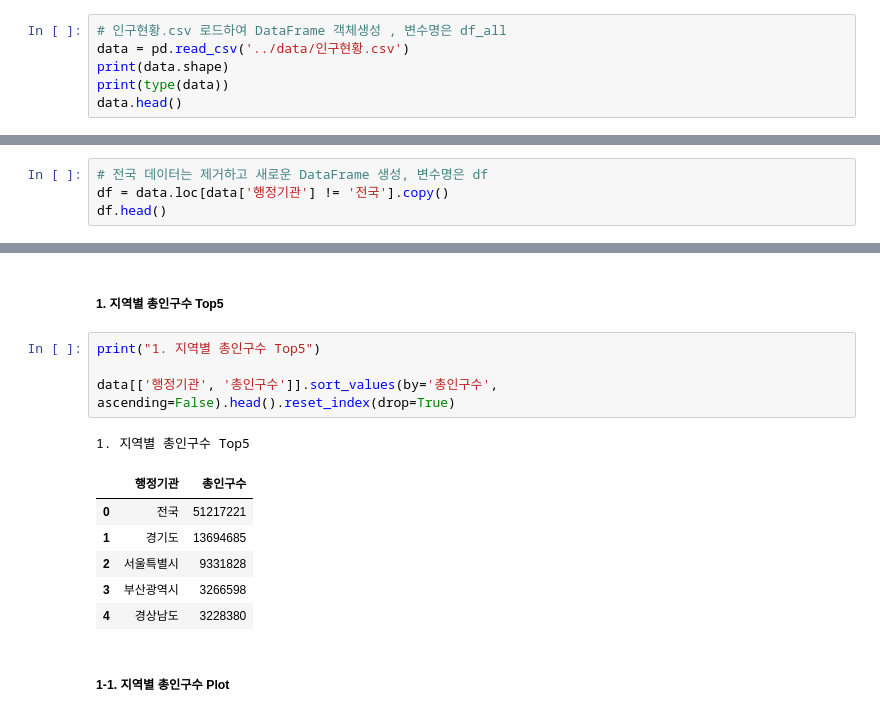
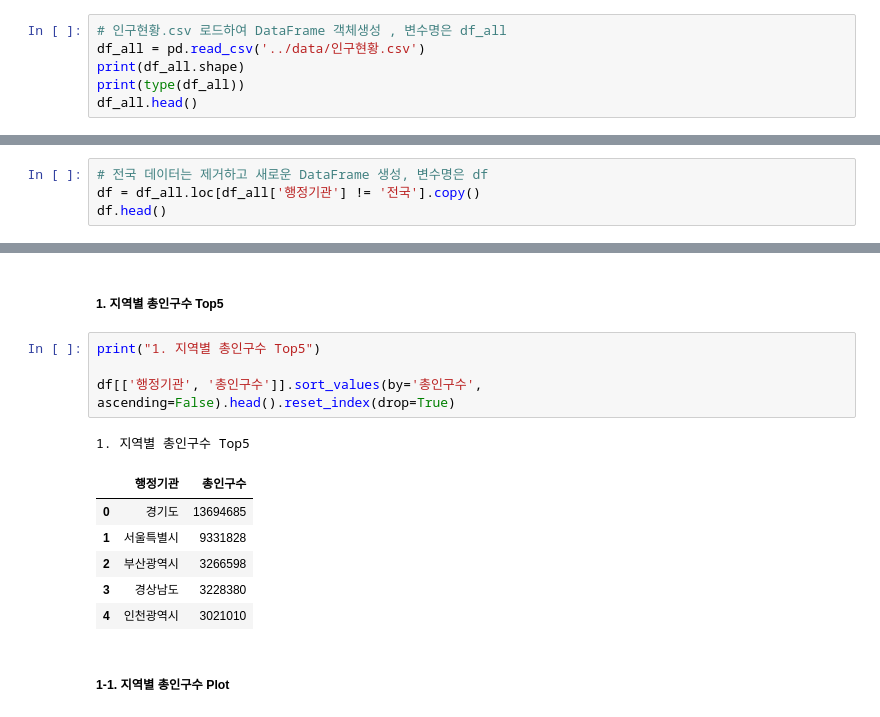
Before and after one commit to Mineong/Python_Webscrapping_Analysis, a Jupyter notebook: homework/04_인구현황분석.ipynb, the cells around one changed output, grey strips where cells are left out. Drawn from its saved outputs; the diff is of its cells as text.

```diff
--- a/homework/04_인구현황분석.ipynb
+++ b/homework/04_인구현황분석.ipynb
@@ -13,10 +13,10 @@ matplotlib.rc('font', family=font_prop)
 Malgun Gothic
 # %%
 # 인구현황.csv 로드하여 DataFrame 객체생성 , 변수명은 df_all
-data = pd.read_csv('../data/인구현황.csv')
-print(data.shape)
-print(type(data))
-data.head()
+df_all = pd.read_csv('../data/인구현황.csv')
+print(df_all.shape)
+print(type(df_all))
+df_all.head()
 # %% [output]
 (18, 8)
 <class 'pandas.core.frame.DataFrame'>
@@ -28,7 +28,7 @@ data.head()
 | 4 | 2800000000 | 인천광역시 | 3021010 | 1373827 | 2.20 | 1509243 | 1511767 | 1.00 |
 # %%
 # 전국 데이터는 제거하고 새로운 DataFrame 생성, 변수명은 df
-df = data.loc[data['행정기관'] != '전국'].copy()
+df = df_all.loc[df_all['행정기관'] != '전국'].copy()
 df.head()
 # %% [output]
 |  | 행정기관코드 | 행정기관 | 총인구수 | 세대수 | 세대당 인구 | 남자 인구수 | 여자 인구수 | 남여 비율 |
@@ -56,15 +56,15 @@ dtype: int64
 # %%
 print("1. 지역별 총인구수 Top5")
 
-data[['행정기관', '총인구수']].sort_values(by='총인구수', ascending=False).head().reset_index(drop=True)
+df[['행정기관', '총인구수']].sort_values(by='총인구수', ascending=False).head().reset_index(drop=True)
 # %% [output]
 1. 지역별 총인구수 Top5
 |  | 행정기관 | 총인구수 |
-| 0 | 전국 | 51217221 |
-| 1 | 경기도 | 13694685 |
-| 2 | 서울특별시 | 9331828 |
-| 3 | 부산광역시 | 3266598 |
-| 4 | 경상남도 | 3228380 |
+| 0 | 경기도 | 13694685 |
+| 1 | 서울특별시 | 9331828 |
+| 2 | 부산광역시 | 3266598 |
+| 3 | 경상남도 | 3228380 |
+| 4 | 인천광역시 | 3021010 |
 # %% [markdown]
 ##### 1-1. 지역별 총인구수 Plot
 # %%
```
Also changed, not shown: parts of 9 cells of this notebook, 1 other file.
